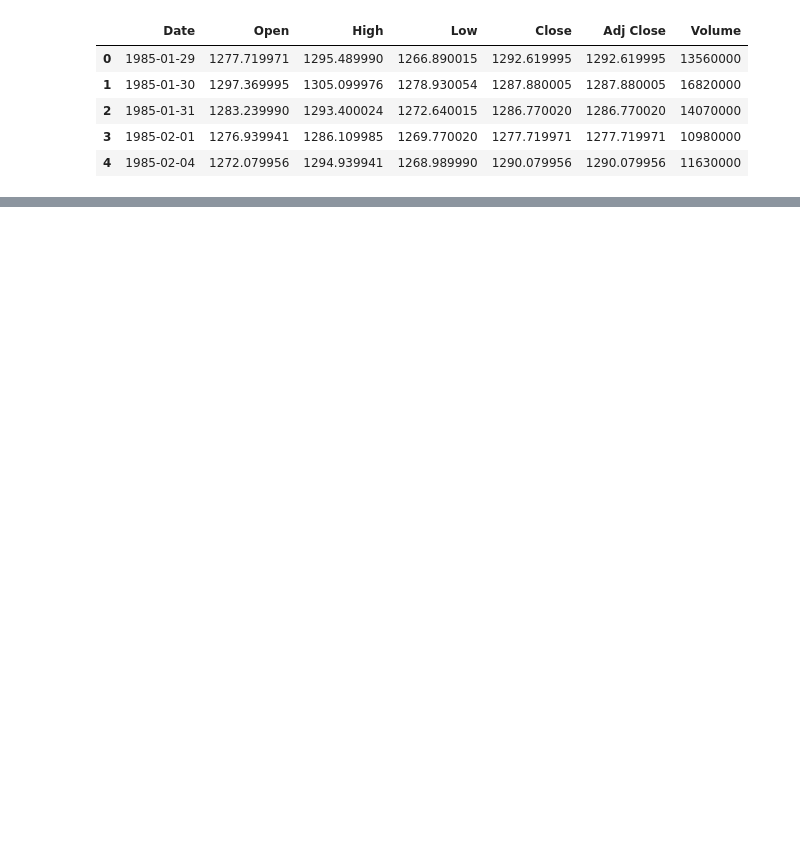
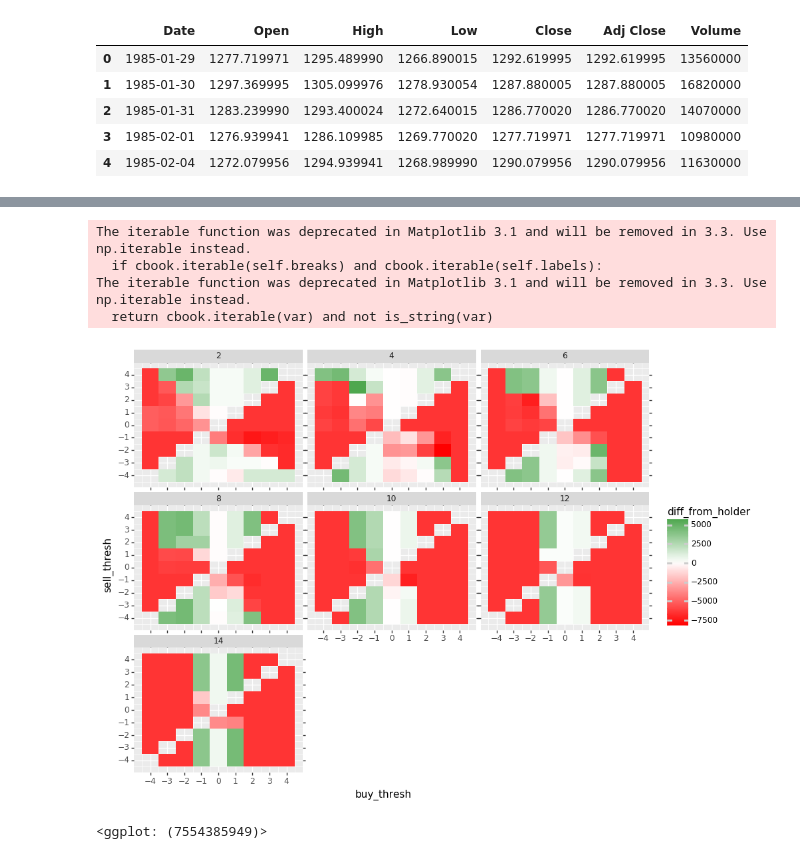
Before and after one commit to jmaddalena/market_strategizing, a Jupyter notebook: market_strategizing.ipynb, the cells around one changed output, grey strips where cells are left out. Cells and saved outputs as stored; diff of their text form; code cells hidden in the pictures; blank space fills up the shorter version.

```diff
--- a/market_strategizing.ipynb
+++ b/market_strategizing.ipynb
@@ -176,0 +203,20 @@ new_strategizer.head()
+# %%
+thresh_cutoffs = range(-4, 5)
+window_lengths = [2, 4, 6, 8, 10, 12, 14]
+
+all_combos = [[window, buy_thresh, sell_thresh] for window in window_lengths for buy_thresh in thresh_cutoffs for sell_thresh in thresh_cutoffs if sell_thresh != buy_thresh]
+
+all_ma_strategies = []
+
+holder_value = determine_final_value(holder)
+
+for param_combo in all_combos:
+    df = strategizer_results(index_dates, "moving_average", param_combo)
+    value = determine_final_value(df)
+    diff_from_holder = value - holder_value
+
+    all_ma_strategies.append([param_combo[0], param_combo[1], param_combo[2], value, diff_from_holder])
+
+all_ma_strategies_df = pd.DataFrame(all_ma_strategies, columns = ['window_days', 'buy_thresh', 'sell_thresh', 'value', 'diff_from_holder'])
+
+all_ma_strategies_df.head()
@@ -176,0 +271,16 @@ new_strategizer.head()
+# %%
+p9.options.figure_size = (10, 8)
+
+(p9.ggplot(all_ma_strategies_df, p9.aes(x = "buy_thresh", y = "sell_thresh", fill = "diff_from_holder")) +
+p9.geom_tile() +
+p9.scale_fill_gradient2(low = "red", mid = "white", high = "green", midpoint = 0) +
+p9.scale_x_continuous(breaks = thresh_cutoffs) +
+p9.scale_y_continuous(breaks = thresh_cutoffs) +
+p9.facet_wrap("~window_days"))
+# %% [output]
+The iterable function was deprecated in Matplotlib 3.1 and will be removed in 3.3. Use np.iterable instead.
+  if cbook.iterable(self.breaks) and cbook.iterable(self.labels):
+The iterable function was deprecated in Matplotlib 3.1 and will be removed in 3.3. Use np.iterable instead.
+  return cbook.iterable(var) and not is_string(var)
+[figure, added]
+<ggplot: (7554385949)>
```
Also changed, not shown: parts of 17 cells of this notebook.
